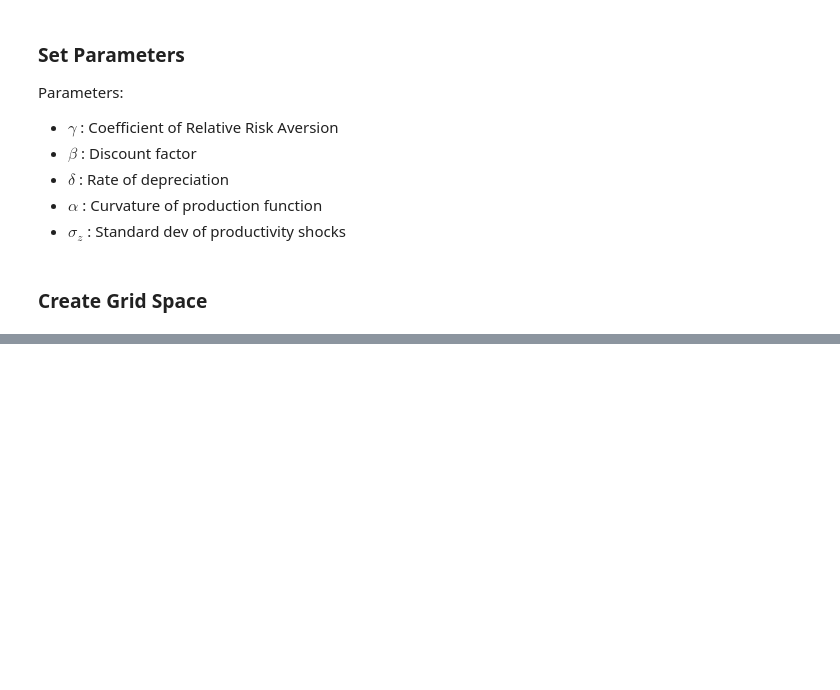
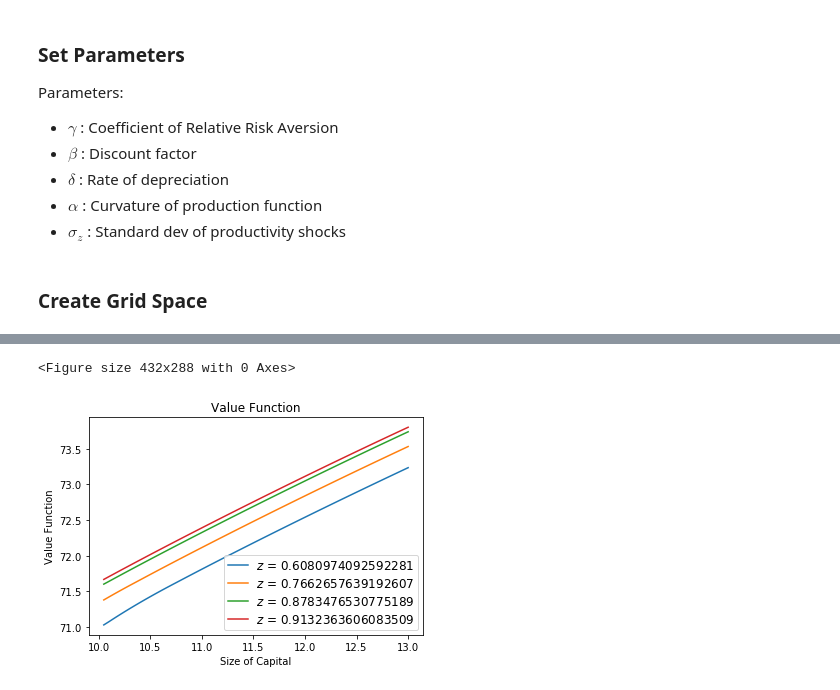
Before and after one commit to TimMunday/BootCamp2018, a Jupyter notebook: ProbSets/Econ/Week1/DP.ipynb, the cells around one changed output, grey strips where cells are left out. Saved outputs shown, nothing was run; the diff lists cells and outputs as text; code cells hidden in the pictures; blank space fills up the shorter version.

```diff
--- a/ProbSets/Econ/Week1/DP.ipynb
+++ b/ProbSets/Econ/Week1/DP.ipynb
@@ -83,6 +82,29 @@ beta = 0.96
 delta = 0.05
 alpha = 0.4
 sigmaz = 0.2
+mu = 0
+rho = 0
 # %% [markdown]
 ### Create Grid Space
+# %%
+'''
+------------------------------------------------------------------------
+Create Grid for State Space - Capital and Shock
+------------------------------------------------------------------------
+lb_k      = scalar, lower bound of capital grid
+ub_k      = scalar, upper bound of capital grid
+size_k    = integer, number of grid points in capital state space
+k_grid    = vector, size_k x 1 vector of capital grid points
+------------------------------------------------------------------------
+'''
+lb_k = 10
+ub_k = 13
+size_k = 60  # Number of grid points of k
+size_z = 60 # Number of grid points of z
+k_grid = np.linspace(lb_k, ub_k, size_k)
+
+import ar1_approx as ar1
+ln_z_grid, pi = ar1.addacooper(size_z, mu, rho, sigmaz)
+z_grid = np.exp(ln_z_grid)
+pi_z = np.transpose(pi)
 # %%
@@ -141,0 +206,22 @@ U[C<0] = -9999999
+# %%
+# Plot value function
+plt.figure()
+fig, ax = plt.subplots()
+ax.plot(k_grid[1:], VF[1:, 0], label='$z$ = ' + str(z_grid[0]))
+ax.plot(k_grid[1:], VF[1:, 5], label='$z$ = ' + str(z_grid[5]))
+ax.plot(k_grid[1:], VF[1:, 15], label='$z$ = ' + str(z_grid[15]))
+ax.plot(k_grid[1:], VF[1:, 19], label='$z$ = ' + str(z_grid[19]))
+# Now add the legend with some customizations.
+legend = ax.legend(loc='lower right', shadow=False)
+# Set the fontsize
+for label in legend.get_texts():
+    label.set_fontsize('large')
+for label in legend.get_lines():
+    label.set_linewidth(1.5)  # the legend line width
+plt.xlabel('Size of Capital')
+plt.ylabel('Value Function')
+plt.title('Value Function')
+plt.show()
+# %% [output]
+<Figure size 432x288 with 0 Axes>
+[figure, added]
```
Also changed, not shown: parts of 8 cells of this notebook, 2 other files.
